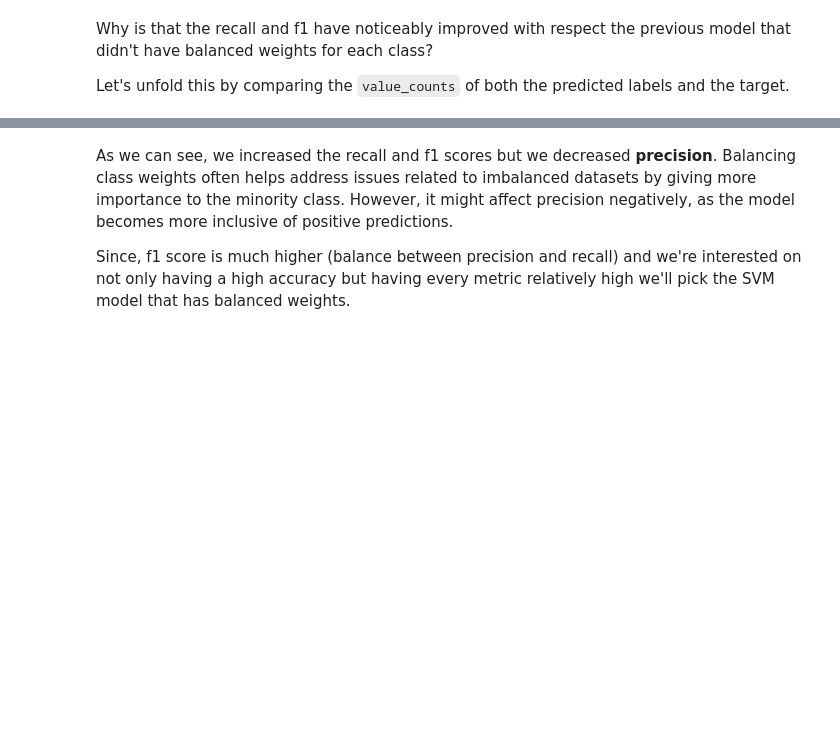
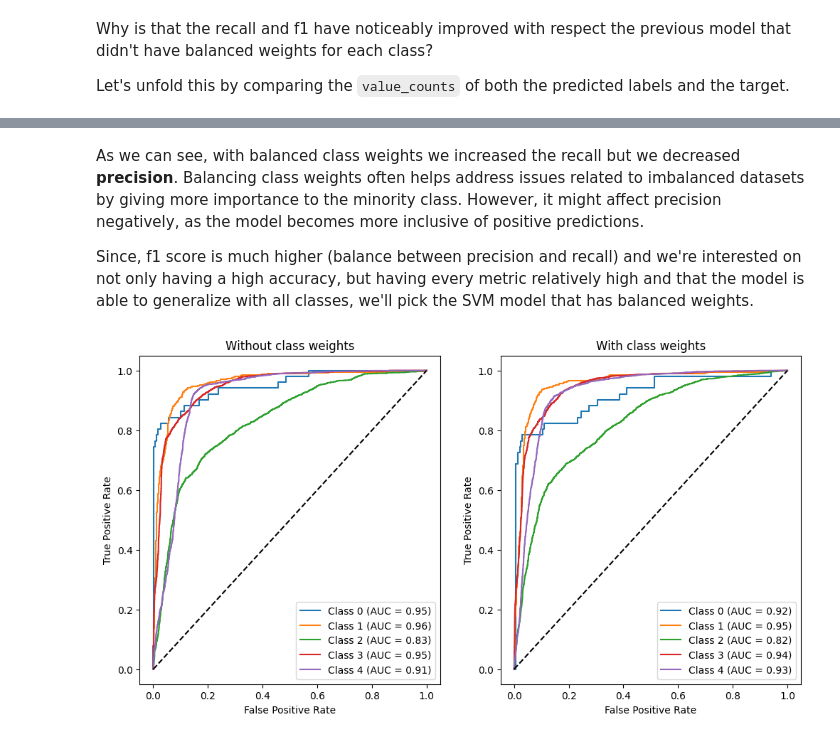
Before and after one commit to Pikurrot/ml-project-uab, a Jupyter notebook: analysis_svm.ipynb, the cells around one changed output, grey strips where cells are left out. Cells and saved outputs as stored; diff of their text form; code cells hidden in the pictures; blank space fills up the shorter version.

```diff
--- a/analysis_svm.ipynb
+++ b/analysis_svm.ipynb
@@ -147,4 +153,11 @@ result_counts
 # %% [markdown]
-As we can see, we increased the recall and f1 scores but we decreased **precision**. Balancing class weights often helps address issues related to imbalanced datasets by giving more importance to the minority class. However, it might affect precision negatively, as the model becomes more inclusive of positive predictions.
+As we can see, with balanced class weights we increased the recall but we decreased **precision**. Balancing class weights often helps address issues related to imbalanced datasets by giving more importance to the minority class. However, it might affect precision negatively, as the model becomes more inclusive of positive predictions.
 
-Since, f1 score is much higher (balance between precision and recall) and we're interested on not only having a high accuracy but having every metric relatively high we'll pick the SVM model that has balanced weights.
+Since, f1 score is much higher (balance between precision and recall) and we're interested on not only having a high accuracy, but having every metric relatively high and that the model is able to generalize with all classes, we'll pick the SVM model that has balanced weights.
+# %%
+fig, ax = plt.subplots(1, 2, figsize=(12, 6))
+clf.roc_curve(X_val, y_val, ax[0], "Without class weights")
+clf_bal.roc_curve(X_val, y_val, ax[1], "With class weights")
+plt.show()
+# %% [output]
+[figure, added]
```
Also changed, not shown: parts of 27 cells of this notebook.
